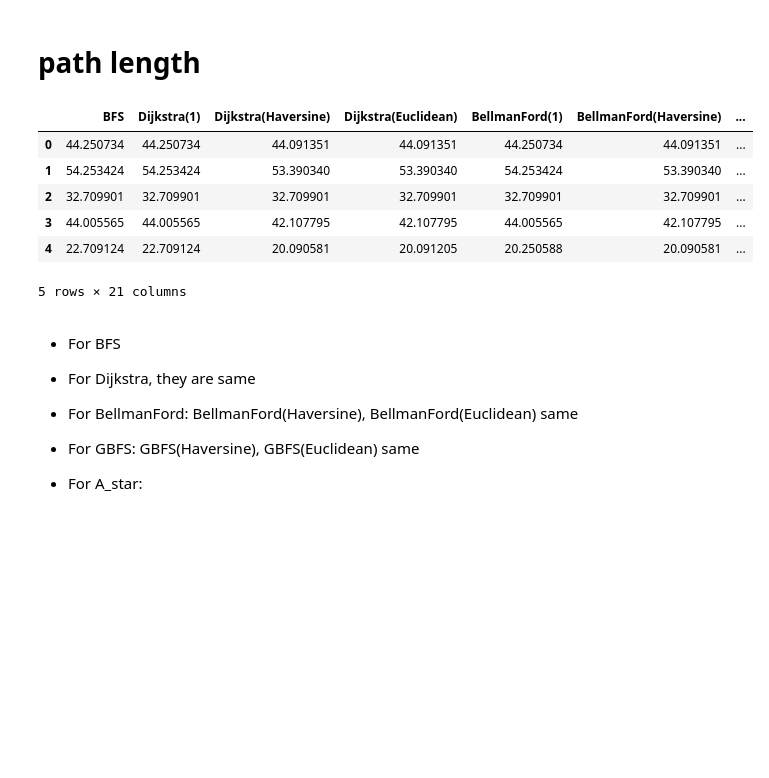
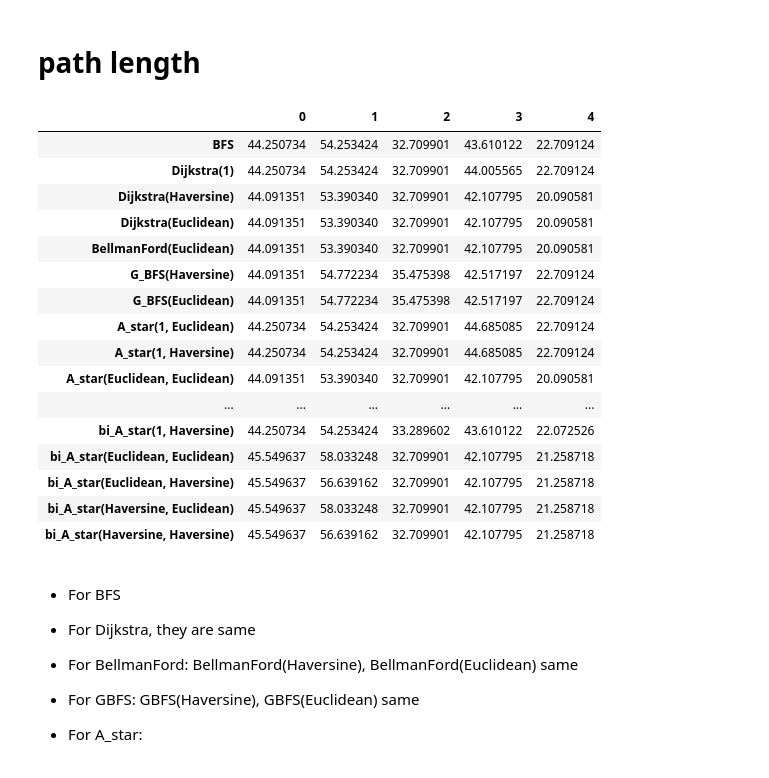
Before and after one commit to SustechSTA303/STA303-Assignment03, a Jupyter notebook: myWork/analysis&plot.ipynb, the cells around one changed output. Saved outputs shown, nothing was run; the diff lists cells and outputs as text; code cells hidden in the pictures; blank space fills up the shorter version.

```diff
--- a/myWork/analysis&plot.ipynb
+++ b/myWork/analysis&plot.ipynb
@@ -23,15 +23,25 @@ time = time.drop(['Unnamed: 0'], axis=1)
 # %% [markdown]
 # path length
 # %%
-pathLen
+pathLen.T
 # %% [output]
-|  | BFS | Dijkstra(1) | Dijkstra(Haversine) | Dijkstra(Euclidean) | BellmanFord(1) | BellmanFord(Haversine) | ... |
-| 0 | 44.250734 | 44.250734 | 44.091351 | 44.091351 | 44.250734 | 44.091351 | ... |
-| 1 | 54.253424 | 54.253424 | 53.390340 | 53.390340 | 54.253424 | 53.390340 | ... |
-| 2 | 32.709901 | 32.709901 | 32.709901 | 32.709901 | 32.709901 | 32.709901 | ... |
-| 3 | 44.005565 | 44.005565 | 42.107795 | 42.107795 | 44.005565 | 42.107795 | ... |
-| 4 | 22.709124 | 22.709124 | 20.090581 | 20.091205 | 20.250588 | 20.090581 | ... |
+|  | 0 | 1 | 2 | 3 | 4 |
+| BFS | 44.250734 | 54.253424 | 32.709901 | 43.610122 | 22.709124 |
+| Dijkstra(1) | 44.250734 | 54.253424 | 32.709901 | 44.005565 | 22.709124 |
+| Dijkstra(Haversine) | 44.091351 | 53.390340 | 32.709901 | 42.107795 | 20.090581 |
+| Dijkstra(Euclidean) | 44.091351 | 53.390340 | 32.709901 | 42.107795 | 20.090581 |
+| BellmanFord(Euclidean) | 44.091351 | 53.390340 | 32.709901 | 42.107795 | 20.090581 |
+| G_BFS(Haversine) | 44.091351 | 54.772234 | 35.475398 | 42.517197 | 22.709124 |
+| G_BFS(Euclidean) | 44.091351 | 54.772234 | 35.475398 | 42.517197 | 22.709124 |
+| A_star(1, Euclidean) | 44.250734 | 54.253424 | 32.709901 | 44.685085 | 22.709124 |
+| A_star(1, Haversine) | 44.250734 | 54.253424 | 32.709901 | 44.685085 | 22.709124 |
+| A_star(Euclidean, Euclidean) | 44.091351 | 53.390340 | 32.709901 | 42.107795 | 20.090581 |
+| ... | ... | ... | ... | ... | ... |
+| bi_A_star(1, Haversine) | 44.250734 | 54.253424 | 33.289602 | 43.610122 | 22.072526 |
+| bi_A_star(Euclidean, Euclidean) | 45.549637 | 58.033248 | 32.709901 | 42.107795 | 21.258718 |
+| bi_A_star(Euclidean, Haversine) | 45.549637 | 56.639162 | 32.709901 | 42.107795 | 21.258718 |
+| bi_A_star(Haversine, Euclidean) | 45.549637 | 58.033248 | 32.709901 | 42.107795 | 21.258718 |
+| bi_A_star(Haversine, Haversine) | 45.549637 | 56.639162 | 32.709901 | 42.107795 | 21.258718 |
-5 rows × 21 columns
 # %% [markdown]
 - For BFS
 
```
Also changed, not shown: parts of 5 cells of this notebook, 4 other files.
